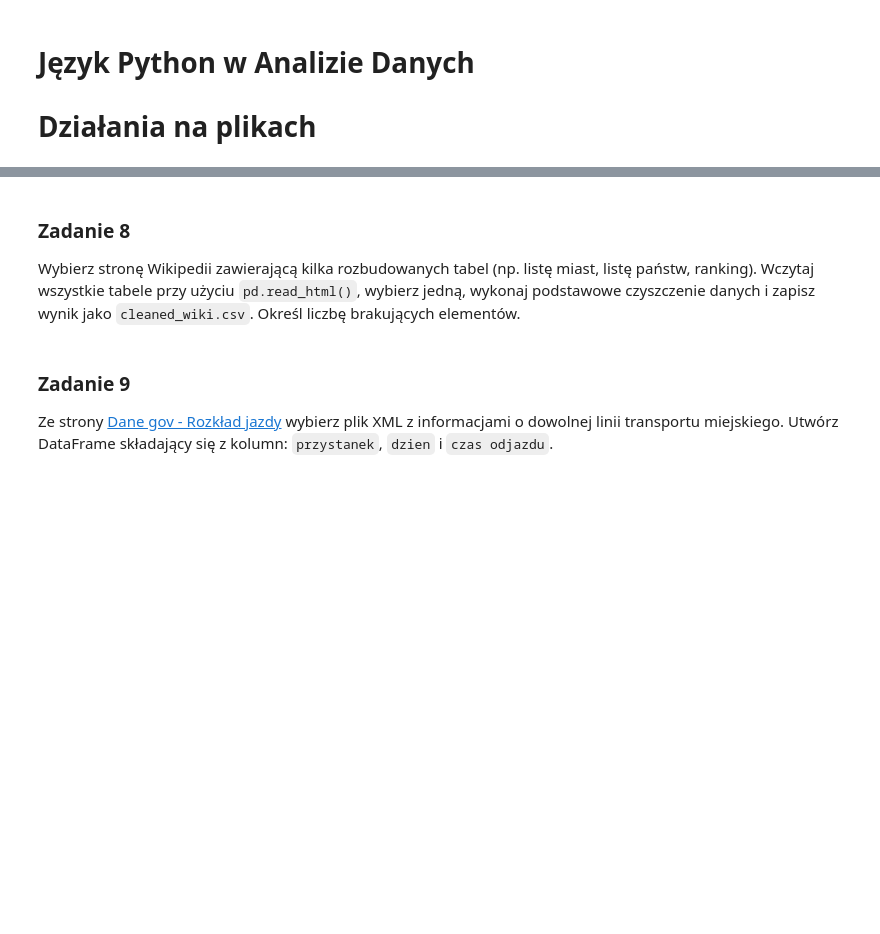
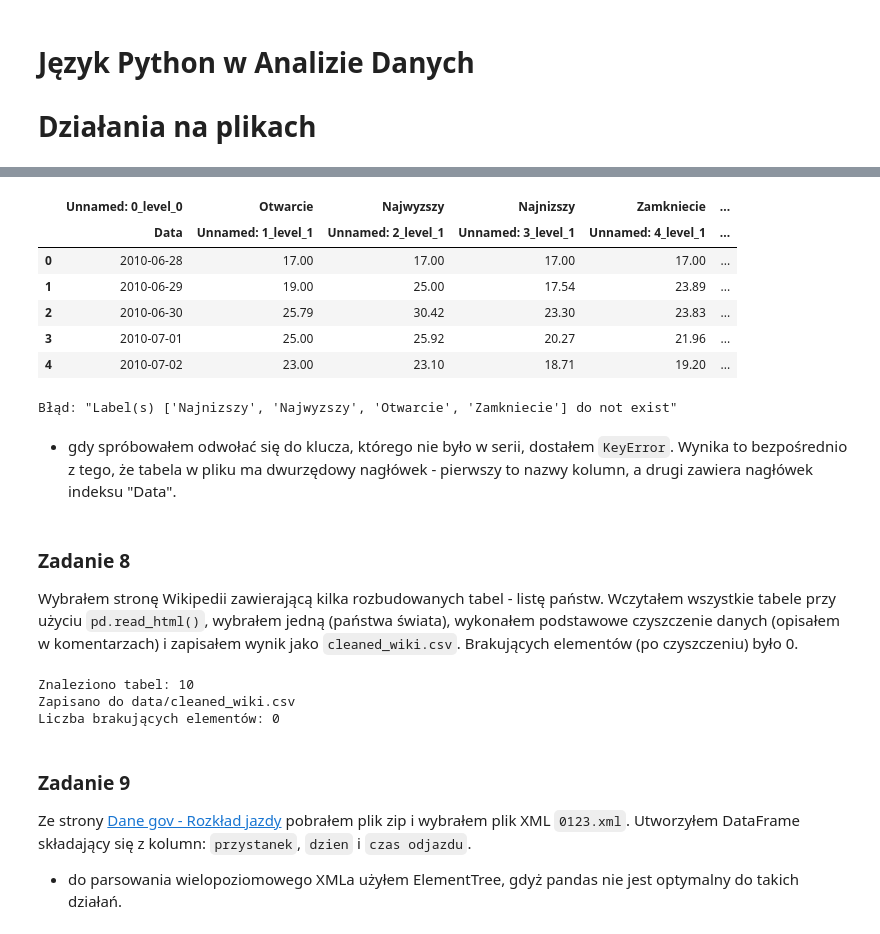
Before and after one commit to piotreuszxx/PwAD, a Jupyter notebook: lab03/PiotrPrzymus_127902_sprawozdanie_lab03.ipynb, the cells around one changed output, grey strips where cells are left out. Saved outputs shown, nothing was run; the diff lists cells and outputs as text; code cells hidden in the pictures; blank space fills up the shorter version.

```diff
--- a/lab03/PiotrPrzymus_127902_sprawozdanie_lab03.ipynb
+++ b/lab03/PiotrPrzymus_127902_sprawozdanie_lab03.ipynb
@@ -214,32 +271,69 @@ local_file.info()
 # %%
-# Task 7a: zamień indeks na kolumnę 'Data' i przypisz na stałe
-local_file = local_file.reset_index()
-# jeśli nazwa kolumny indeksu jest 'index', zmień na 'Data'
+# a)
 if 'index' in local_file.columns:
     local_file = local_file.rename(columns={'index':'Data'})
 display(local_file.head())
+# %% [output]
+|  | Unnamed: 0_level_0 | Otwarcie | Najwyzszy | Najnizszy | Zamkniecie | ... |
+|  | Data | Unnamed: 1_level_1 | Unnamed: 2_level_1 | Unnamed: 3_level_1 | Unnamed: 4_level_1 | ... |
+| 0 | 2010-06-28 | 17.00 | 17.00 | 17.00 | 17.00 | ... |
+| 1 | 2010-06-29 | 19.00 | 25.00 | 17.54 | 23.89 | ... |
+| 2 | 2010-06-30 | 25.79 | 30.42 | 23.30 | 23.83 | ... |
+| 3 | 2010-07-01 | 25.00 | 25.92 | 20.27 | 21.96 | ... |
+| 4 | 2010-07-02 | 23.00 | 23.10 | 18.71 | 19.20 | ... |
 # %%
-# Task 7b: oblicz średnie Close, Open oraz High-Low dla każdego dnia
-key = 'Data' if 'Data' in local_file.columns else ('Date' if 'Date' in local_file.columns else local_file.columns[0])
-group = local_file.groupby(key).agg({'Close':'mean','Open':'mean','High':'max','Low':'min'})
-group['High-Low'] = group['High'] - group['Low']
-display(group.head())
-# Pytanie: odwołanie się do nieistniejącego klucza w serii -> KeyError
+# b)
+key = 'Data' if 'Data' in local_file.columns else local_file.columns[0]
+try:
+    group = local_file.groupby(key).agg({'Zamkniecie':'mean','Otwarcie':'mean','Najwyzszy':'max','Najnizszy':'min'})
+    group['Zamkniecie-Najnizszy'] = group['Zamkniecie'] - group['Najnizszy']
+    display(group.head())
+except KeyError as e:
+    print(f"Błąd: {e}")
+# %% [output]
+Błąd: "Label(s) ['Najnizszy', 'Najwyzszy', 'Otwarcie', 'Zamkniecie'] do not exist"
+# %% [markdown]
+- gdy spróbowałem odwołać się do klucza, którego nie było w serii, dostałem `KeyError`. Wynika to bezpośrednio z tego, że tabela w pliku ma dwurzędowy nagłówek - pierwszy to nazwy kolumn, a drugi zawiera nagłówek indeksu "Data".
 # %% [markdown]
 ### Zadanie 8
-Wybierz stronę Wikipedii zawierającą kilka rozbudowanych tabel (np. listę miast, listę państw, ranking). Wczytaj wszystkie tabele przy użyciu `pd.read_html()`, wybierz jedną, wykonaj podstawowe czyszczenie danych i zapisz wynik jako `cleaned_wiki.csv`. Określ liczbę brakujących elementów.
+Wybrałem stronę Wikipedii zawierającą kilka rozbudowanych tabel - listę państw. Wczytałem wszystkie tabele przy użyciu `pd.read_html()`, wybrałem jedną (państwa świata), wykonałem podstawowe czyszczenie danych (opisałem w komentarzach) i zapisałem wynik jako `cleaned_wiki.csv`. Brakujących elementów (po czyszczeniu) było 0.
 # %%
-# Task 8: wczytaj tabele z Wikipedii, oczyść i zapisz cleaned_wiki.csv
+from io import StringIO
+import requests
+
 url = 'https://pl.wikipedia.org/wiki/Lista_pa%C5%84stw_%C5%9Bwiata'
-tables = pd.read_html(url)
+headers = {"User-Agent": "Mozilla/5.0"}
+
+response = requests.get(url, headers=headers)
+response.raise_for_status()
+html_io = StringIO(response.text)
+tables = pd.read_html(html_io)
+
 print('Znaleziono tabel:', len(tables))
 wiki_df = tables[0].copy()
-# proste czyszczenie: usunięcie białych znaków w tekstowych kolumnach
-wiki_df = wiki_df.applymap(lambda x: x.strip() if isinstance(x, str) else x)
+
+# usunięcie kolumny "Mapa" pełnej pustych wartości (przez obrazki)
+wiki_df = wiki_df.drop(columns=['Mapa'])
+# usunięcie spacji z wartości w kolumnach "Powierzchnia (km²)"
+wiki_df['Powierzchnia (km²)'] = wiki_df['Powierzchnia (km²)'].str.replace(' ', '')
+# usunięcie spacji z wartości w kolumnach "Liczba ludności"
+wiki_df['Liczba ludności'] = wiki_df['Liczba ludności'].str.replace(' ', '')
+# usunięcie przypisów w nawiasach kwadratowych
+wiki_df = wiki_df.replace(to_replace=r'\[\w+\]', value='', regex=True)
+# usunięcie dopisków (lat) w okrągłych nawiasach
+wiki_df = wiki_df.replace(to_replace=r'\(n\)', value='', regex=True)
+
 out = 'data/cleaned_wiki.csv'
 wiki_df.to_csv(out, index=False)
+
 print('Zapisano do', out)
-print('Liczba braków:', wiki_df.isnull().sum().sum())
+print('Liczba brakujących elementów:', wiki_df.isnull().sum().sum())
+# %% [output]
+Znaleziono tabel: 10
+Zapisano do data/cleaned_wiki.csv
+Liczba brakujących elementów: 0
 # %% [markdown]
 ### Zadanie 9
-Ze strony [Dane gov - Rozkład jazdy](https://dane.gov.pl/pl/dataset/80/resource/1800,rozklad-jazdy-transportu-publicznego-xml/table) wybierz plik XML z informacjami o dowolnej linii transportu miejskiego. Utwórz DataFrame składający się z kolumn: `przystanek`, `dzien` i `czas odjazdu`.
+Ze strony [Dane gov - Rozkład jazdy](https://dane.gov.pl/pl/dataset/80/resource/1800,rozklad-jazdy-transportu-publicznego-xml/table) pobrałem plik zip i wybrałem plik XML `0123.xml`. Utworzyłem DataFrame składający się z kolumn: `przystanek`, `dzien` i `czas odjazdu`.
+
+- do parsowania wielopoziomowego XMLa użyłem ElementTree, gdyż pandas nie jest optymalny do takich działań.
```
Also changed, not shown: parts of 27 cells of this notebook, 4 other files.
